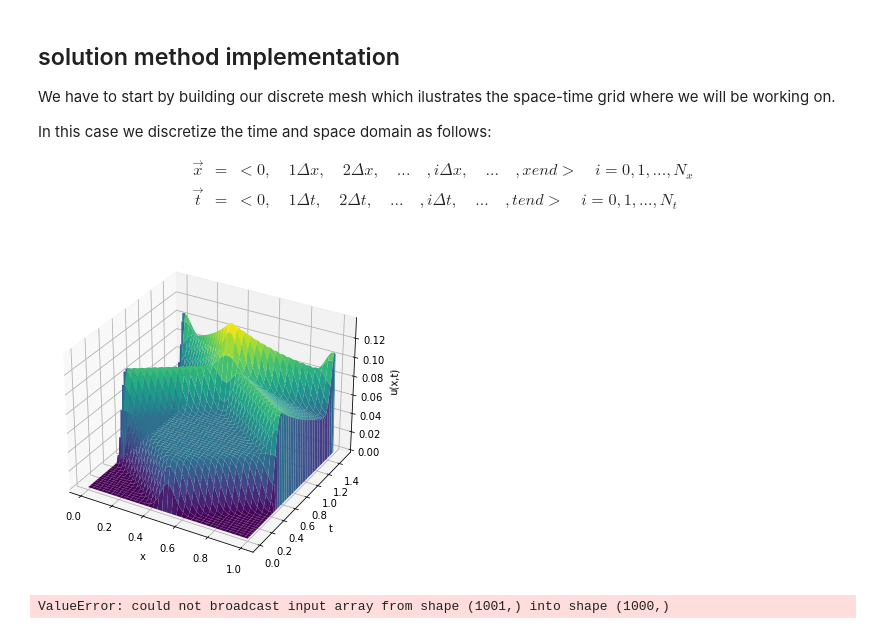
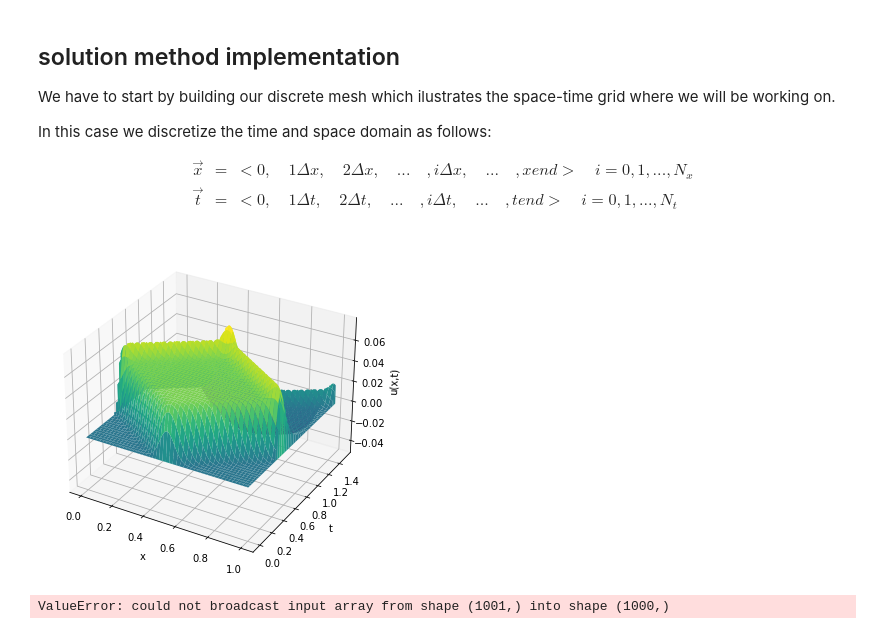
Before and after one commit to DaveAlsina/7timoSemestre, a Jupyter notebook: msd2/codes/Untitled.ipynb, the cells around one changed output. Saved outputs shown, nothing was run; the diff lists cells and outputs as text; code cells hidden in the pictures.

```diff
--- a/msd2/codes/Untitled.ipynb
+++ b/msd2/codes/Untitled.ipynb
@@ -122,8 +122,8 @@ def solve_wave_eqn(c:      float,
         # second-order centered difference approximation to compute U(n+1,1) and U(n+1,N).
 
         # Set the boundary condition for U(0,t) at the next time instant (n+1)
-        #U[n+1, 1] = U[n+1, 2] + (cte * (U[n+1,0] - 2*U[n+1,1] + U[n+1,2]))
-        U[n+1, 1] = U[n+1, 2] + (cte * (U[n,0] - 2*U[n,1] + U[n+1,2]))
+        U[n+1, 1] = U[n+1, 2] + (cte * (U[n+1,0] - 2*U[n+1,1] + U[n+1,2]))
+
 
         # Set the boundary condition for U(L,t) at the next time instant (n+1)
         U[n+1, N] = U[n+1, N-1] + (cte * (U[n+1,N+1] - 2*U[n+1,N] + U[n+1,N-1]))
@@ -145,25 +145,25 @@ def solve_wave_eqn(c:      float,
 # %%
 
 # test the code with a sample initial condition and parameters
 def g(x):
     return np.exp(-300*((x - 0.5)**2))
 
 c  = 1
-dt = 0.001
-dx = 0.01
+dt = 0.0001
+dx = 0.001
 
 startt = 0
 startx = 0
 endt   = 1.5
 endx   = 1
 
 U = solve_wave_eqn(c = c,
                    g = g,
                    startt = startt,
                    startx = startx,
                    endt   = endt,
                    endx   = endx,
                    dt     = dt,
                    dx     = dx)
 # %% [output]
-[figure, old version]
+[figure, new version]
@@ -199,25 +169,0 @@ def solve_wave_eqn(c, g, startt, startx, endt, endx, dt, dx):
-# %%
-
-# test the code with a sample initial condition and parameters
-def g(x):
-    return np.exp(-300*((x - 0.5)**2))
-
-c  = 1
-dt = 0.001
-dx = 0.001
-
-startt = 0
-startx = 0
-endt   = 1.5
-endx   = 1
-
-U = solve_wave_eqn(c = c,
-                   g = g,
-                   startt = startt,
-                   startx = startx,
-                   endt   = endt,
-                   endx   = endx,
-                   dt     = dt,
-                   dx     = dx)
-# %% [output]
-ValueError: could not broadcast input array from shape (1001,) into shape (1000,)
@@ -223,0 +199,25 @@ ValueError: could not broadcast input array from shape (1001,) into shape (1000,
+# %%
+
+# test the code with a sample initial condition and parameters
+def g(x):
+    return np.exp(-300*((x - 0.5)**2))
+
+c  = 1
+dt = 0.001
+dx = 0.001
+
+startt = 0
+startx = 0
+endt   = 1.5
+endx   = 1
+
+U = solve_wave_eqn(c = c,
+                   g = g,
+                   startt = startt,
+                   startx = startx,
+                   endt   = endt,
+                   endx   = endx,
+                   dt     = dt,
+                   dx     = dx)
+# %% [output]
+ValueError: could not broadcast input array from shape (1001,) into shape (1000,)
```
Also changed, not shown: parts of 2 cells of this notebook.
